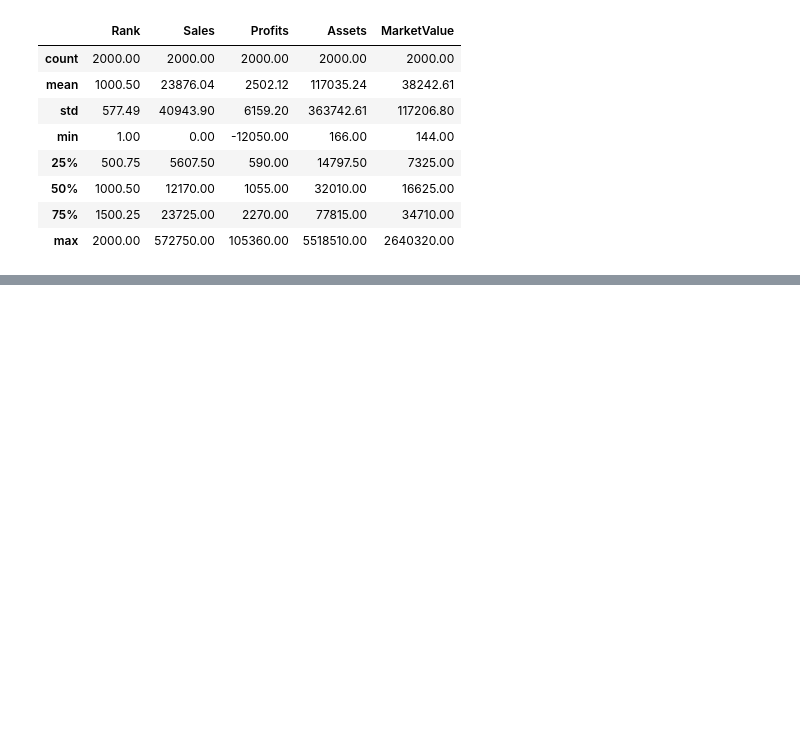
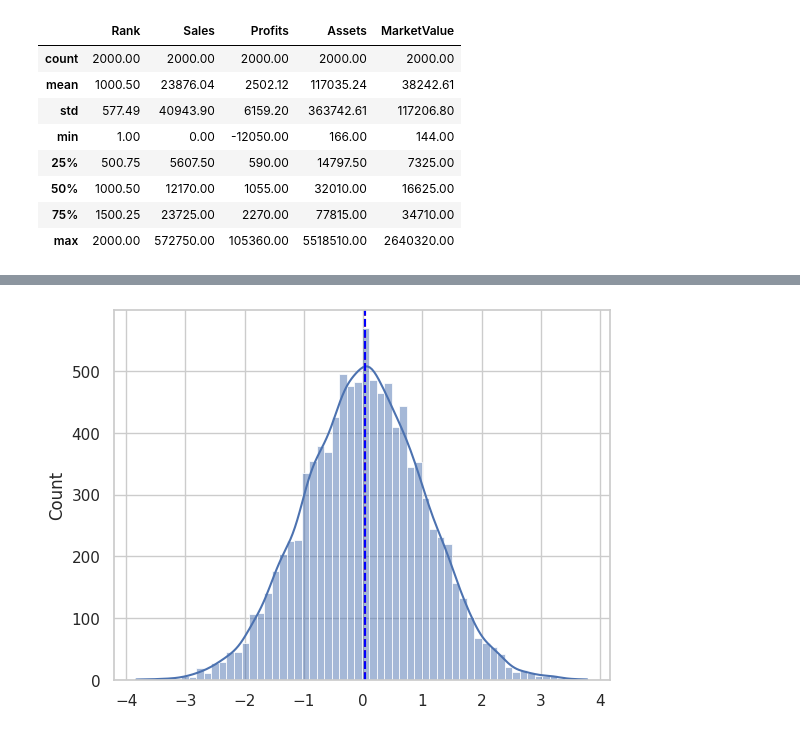
Before and after one commit to JohnCubides/ArtificialIntelligence, a Jupyter notebook: Actividad_2_BusquedaSistemasBasadosReglas.ipynb, the cells around one changed output, grey strips where cells are left out. Cells and saved outputs as stored; diff of their text form; code cells hidden in the pictures; blank space fills up the shorter version.

```diff
--- a/Actividad_2_BusquedaSistemasBasadosReglas.ipynb
+++ b/Actividad_2_BusquedaSistemasBasadosReglas.ipynb
@@ -230,0 +308,10 @@ df.describe().round(2)
+# %%
+# Referente de una distirbución normal
+
+eje = np.random.normal(loc = 0, scale = 1, size = 10000)
+sns.histplot(eje, kde= True)
+plt.axvline(eje.mean(), color = 'red',linestyle = '--')
+plt.axvline(np.median(eje), color = 'blue', linestyle = '--')
+plt.show()
+# %% [output]
+[figure, added]
```
Also changed, not shown: parts of 34 cells of this notebook.
